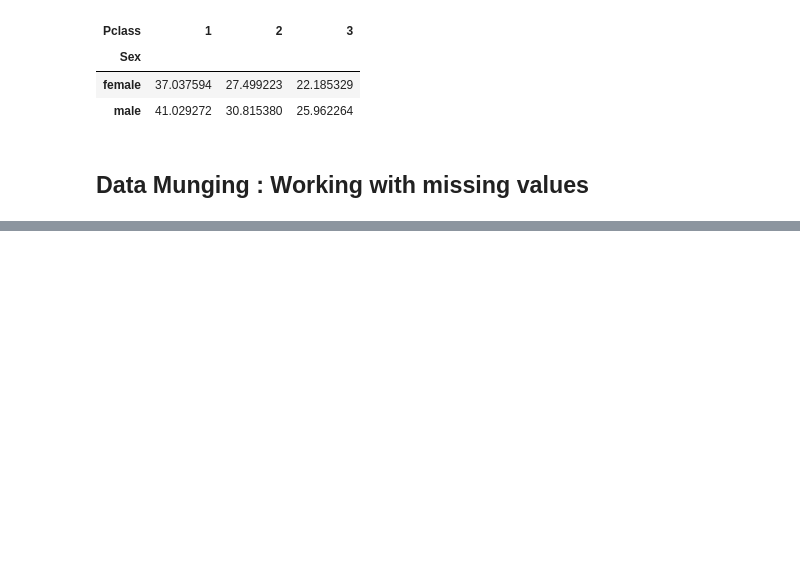
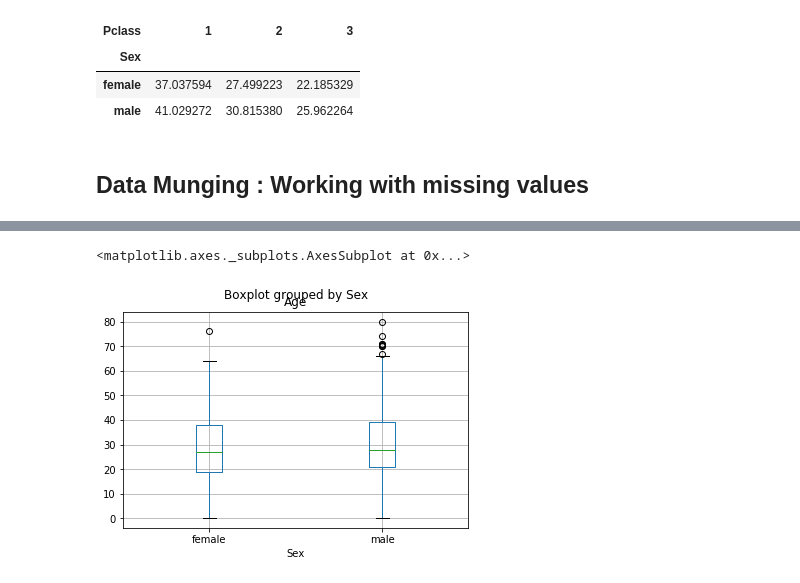
Before and after one commit to Akki19hzb/titanic_data, a Jupyter notebook: notebooks/Exploring-Processing-data.ipynb, the cells around one changed output, grey strips where cells are left out. Saved outputs shown, nothing was run; the diff lists cells and outputs as text; code cells hidden in the pictures; blank space fills up the shorter version.

```diff
--- a/notebooks/Exploring-Processing-data.ipynb
+++ b/notebooks/Exploring-Processing-data.ipynb
@@ -528,0 +694,6 @@ df.groupby(['Sex','Pclass']).Age.mean().unstack()
+# %%
+#using boxplot
+df[df.Age.notnull()].boxplot('Age','Sex')
+# %% [output]
+<matplotlib.axes._subplots.AxesSubplot at 0x...>
+[figure, added]
```
Also changed, not shown: parts of 70 cells of this notebook, 1 other file.
